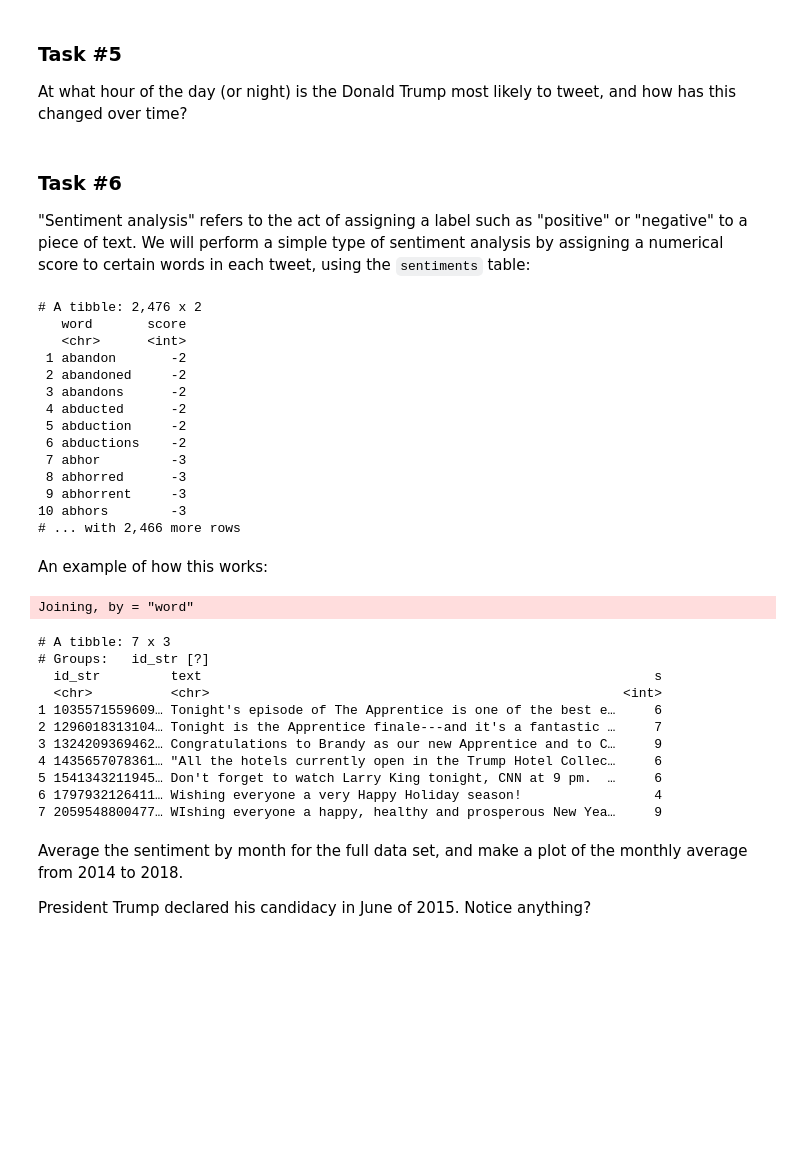
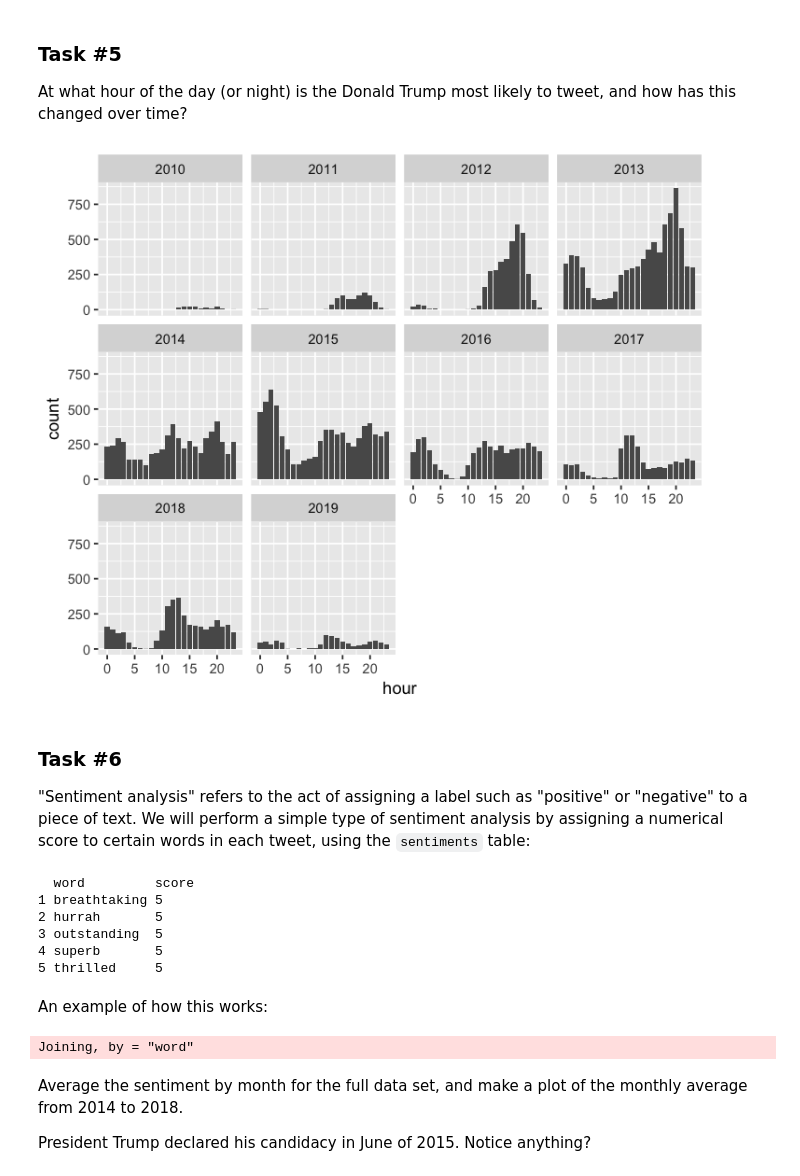
Before and after one commit to terhorst/stats306, a Jupyter notebook: lecture15/Lecture15.ipynb, the cells around one changed output. Cells and saved outputs as stored; diff of their text form; code cells hidden in the pictures; blank space fills up the shorter version.

```diff
--- a/lecture15/Lecture15.ipynb
+++ b/lecture15/Lecture15.ipynb
@@ -233,41 +273,32 @@ At what hour of the day (or night) is the Donald Trump most likely to tweet, and
+# %%
+trump_tweets2 %>% mutate(year = year(dt), hour = hour(dt)) %>%
+    ggplot + geom_bar(aes(x=hour)) + facet_wrap(~ year)
+# %% [output]
+[figure, added]
 # %% [markdown]
 ### Task #6
 "Sentiment analysis" refers to the act of assigning a label such as "positive" or "negative" to a piece of text. We will perform a simple type of sentiment analysis by assigning a numerical score to certain words in each tweet, using the `sentiments` table:
-# %%
-sentiments %>% print
-# %% [output]
-# A tibble: 2,476 x 2
-   word       score
-   <chr>      <int>
- 1 abandon       -2
- 2 abandoned     -2
- 3 abandons      -2
- 4 abducted      -2
- 5 abduction     -2
- 6 abductions    -2
- 7 abhor         -3
- 8 abhorred      -3
- 9 abhorrent     -3
-10 abhors        -3
-# ... with 2,466 more rows
+# %%
+sentiments %>% top_n(5, score)
+# %% [output]
+  word         score
+1 breathtaking 5
+2 hurrah       5
+3 outstanding  5
+4 superb       5
+5 thrilled     5
 # %% [markdown]
 An example of how this works:
 # %%
-trump_tweets %>% slice(1:10) %>% mutate(word = str_extract_all(str_to_lower(text), "\\b\\w+\\b")) %>%
-    unnest %>% inner_join(sentiments) %>% group_by(id_str, text) %>% summarize(s=sum(score)) %>% print
+trump_sentiments <- trump_tweets2 %>%
+    mutate(
+        month = month(dt),
+        year = year(dt),
+        word = str_extract_all(str_to_lower(text), "\\b\\w+\\b")) %>%
+    unnest %>% inner_join(sentiments) %>% group_by(year, month, id_str, text) %>%
+    summarize(s=sum(score)) %>% ungroup
 # %% [output]
 Joining, by = "word"
-# A tibble: 7 x 3
-# Groups:   id_str [?]
-  id_str         text                                                          s
-  <chr>          <chr>                                                     <int>
-1 1035571559609… Tonight's episode of The Apprentice is one of the best e…     6
-2 1296018313104… Tonight is the Apprentice finale---and it's a fantastic …     7
-3 1324209369462… Congratulations to Brandy as our new Apprentice and to C…     9
-4 1435657078361… "All the hotels currently open in the Trump Hotel Collec…     6
-5 1541343211945… Don't forget to watch Larry King tonight, CNN at 9 pm.  …     6
-6 1797932126411… Wishing everyone a very Happy Holiday season!                 4
-7 2059548800477… WIshing everyone a happy, healthy and prosperous New Yea…     9
 # %% [markdown]
 Average the sentiment by month for the full data set, and make a plot of the monthly average from 2014 to 2018.
 
```
Also changed, not shown: parts of 20 cells of this notebook.
